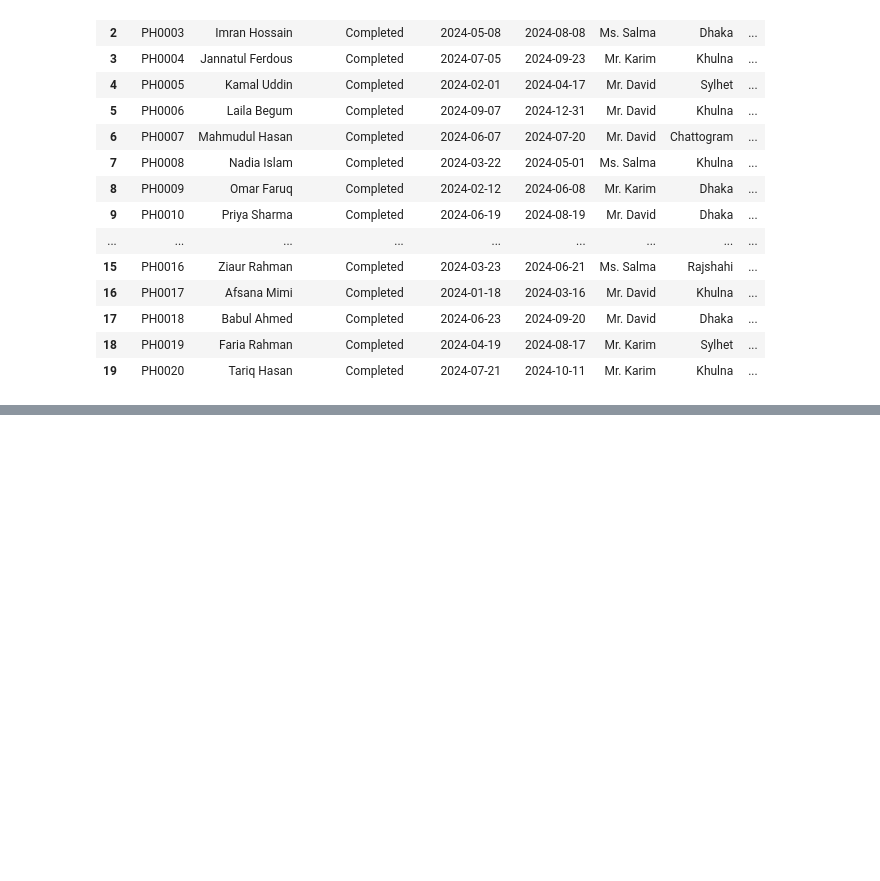
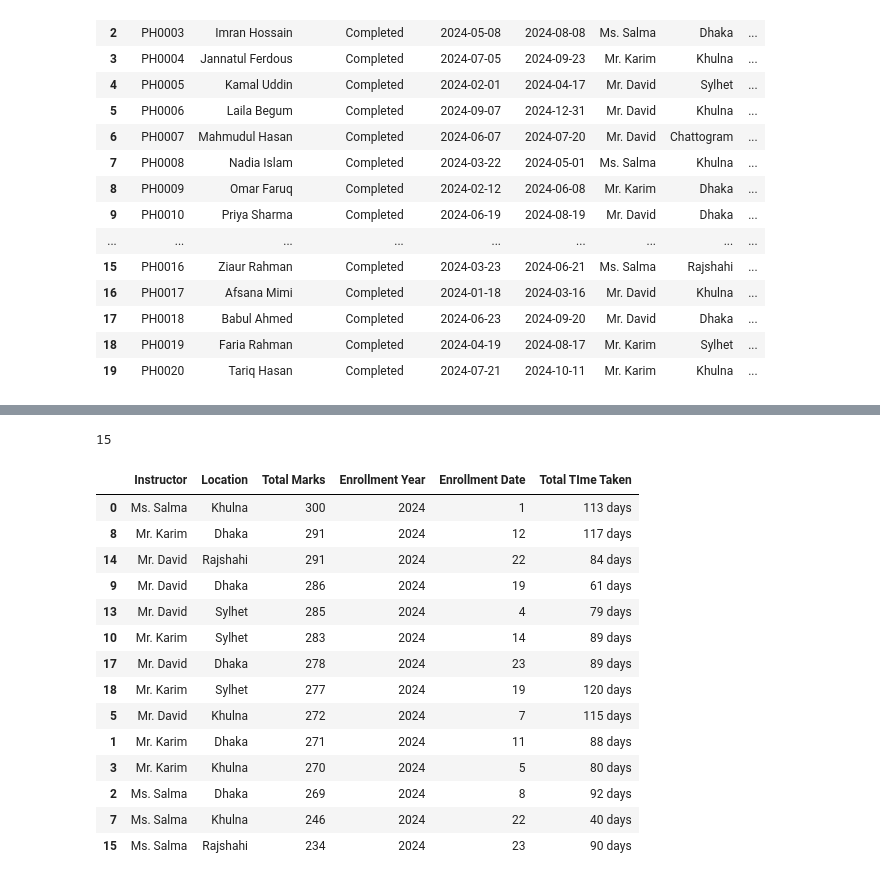
Before and after one commit to hijbullahx/AI-ML-with-phitron, a Jupyter notebook: 14/Data Analysis with Pandas part-2.ipynb, the cells around one changed output, grey strips where cells are left out. Saved outputs shown, nothing was run; the diff lists cells and outputs as text; code cells hidden in the pictures; blank space fills up the shorter version.

Commit message:
Groupby in DF.

```diff
--- a/14/Data Analysis with Pandas part-2.ipynb
+++ b/14/Data Analysis with Pandas part-2.ipynb
@@ -1019,0 +1024,2 @@ df
+# %%
+df.drop(columns= ['EnrollmentDate', 'FinishedDate'], inplace=True)
@@ -1019,0 +1034,2 @@ df
+# %%
+df.drop(columns= ['StudentID', 'FullName', 'CompletionStatus'], inplace=True)
@@ -1019,0 +1099,26 @@ df
+# %%
+#Count with boolean mask
+count_above_50 = (df['Total Marks'] > 250).sum()
+print(count_above_50)
+# %% [output]
+15
+# %%
+#Top Five students of every instructor
+top_5 = df.sort_values('Total Marks', ascending=False).groupby('Instructor').head(5)
+top_5
+# %% [output]
+|  | Instructor | Location | Total Marks | Enrollment Year | Enrollment Date | Total TIme Taken |
+| 0 | Ms. Salma | Khulna | 300 | 2024 | 1 | 113 days |
+| 8 | Mr. Karim | Dhaka | 291 | 2024 | 12 | 117 days |
+| 14 | Mr. David | Rajshahi | 291 | 2024 | 22 | 84 days |
+| 9 | Mr. David | Dhaka | 286 | 2024 | 19 | 61 days |
+| 13 | Mr. David | Sylhet | 285 | 2024 | 4 | 79 days |
+| 10 | Mr. Karim | Sylhet | 283 | 2024 | 14 | 89 days |
+| 17 | Mr. David | Dhaka | 278 | 2024 | 23 | 89 days |
+| 18 | Mr. Karim | Sylhet | 277 | 2024 | 19 | 120 days |
+| 5 | Mr. David | Khulna | 272 | 2024 | 7 | 115 days |
+| 1 | Mr. Karim | Dhaka | 271 | 2024 | 11 | 88 days |
+| 3 | Mr. Karim | Khulna | 270 | 2024 | 5 | 80 days |
+| 2 | Ms. Salma | Dhaka | 269 | 2024 | 8 | 92 days |
+| 7 | Ms. Salma | Khulna | 246 | 2024 | 22 | 40 days |
+| 15 | Ms. Salma | Rajshahi | 234 | 2024 | 23 | 90 days |
```
Also changed, not shown: parts of 9 cells of this notebook.
